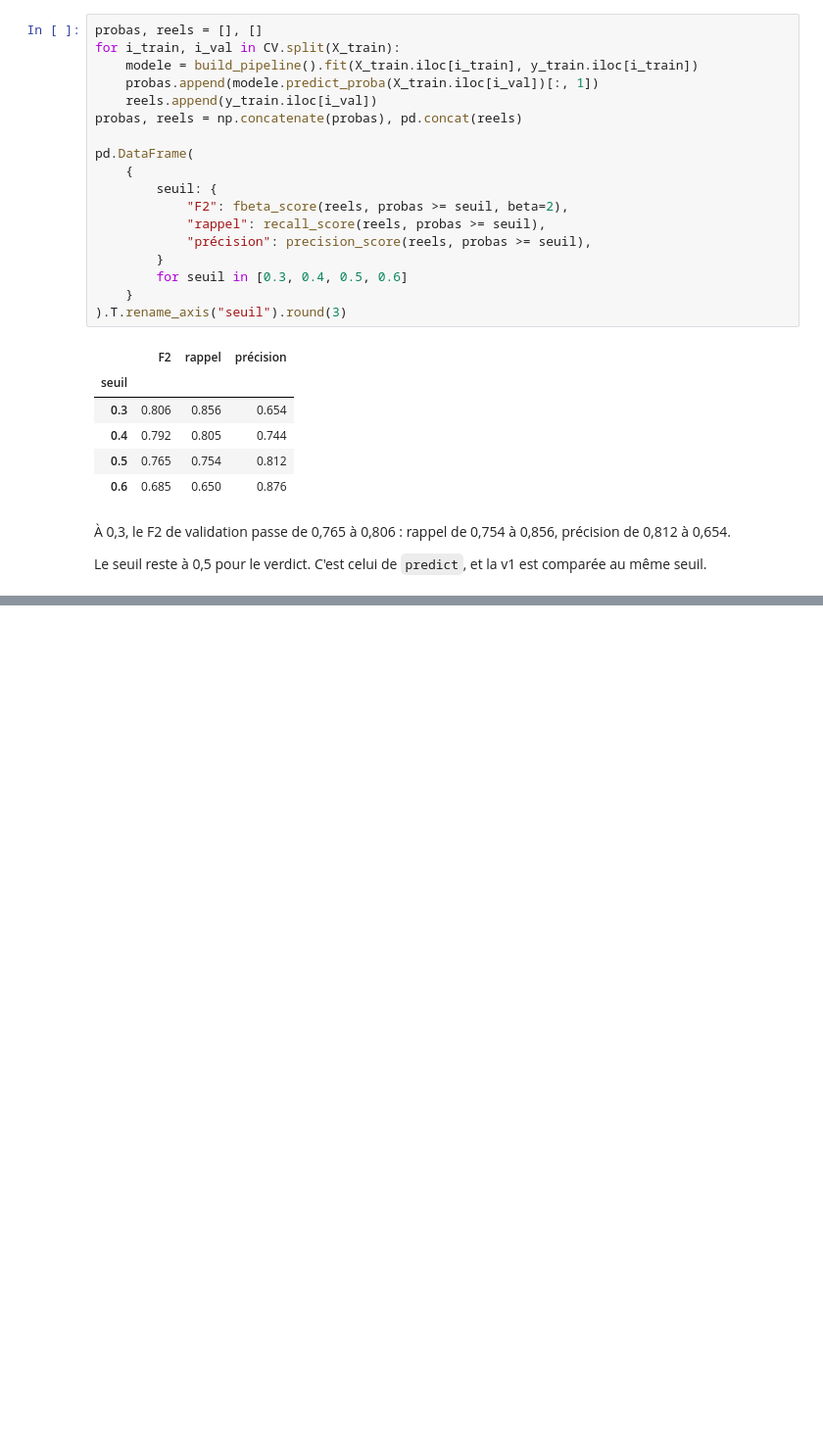
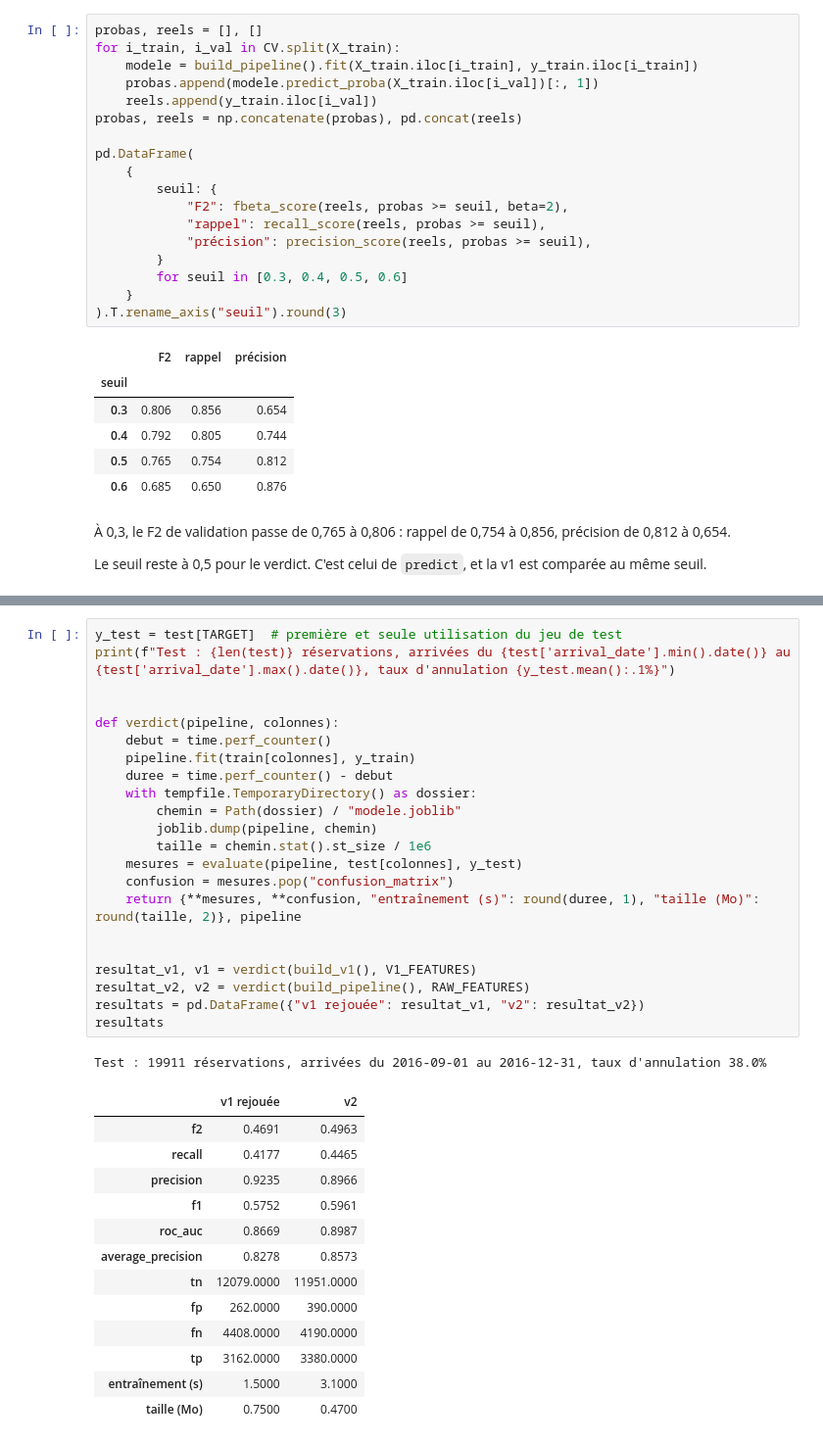
Before and after one commit to sojenorg/M1-B1-annulation-v2-wassim, a Jupyter notebook: notebooks/02_modelisation.ipynb, the cells around one changed output, grey strips where cells are left out. Shown at 98% size. Cells and saved outputs as stored; diff of their text form; blank space fills up the shorter version.

```diff
--- a/notebooks/02_modelisation.ipynb
+++ b/notebooks/02_modelisation.ipynb
@@ -581,0 +595,37 @@ Le seuil reste à 0,5 pour le verdict. C'est celui de `predict`, et la v1 est co
+# %%
+y_test = test[TARGET]  # première et seule utilisation du jeu de test
+print(f"Test : {len(test)} réservations, arrivées du {test['arrival_date'].min().date()} au {test['arrival_date'].max().date()}, taux d'annulation {y_test.mean():.1%}")
+
+
+def verdict(pipeline, colonnes):
+    debut = time.perf_counter()
+    pipeline.fit(train[colonnes], y_train)
+    duree = time.perf_counter() - debut
+    with tempfile.TemporaryDirectory() as dossier:
+        chemin = Path(dossier) / "modele.joblib"
+        joblib.dump(pipeline, chemin)
+        taille = chemin.stat().st_size / 1e6
+    mesures = evaluate(pipeline, test[colonnes], y_test)
+    confusion = mesures.pop("confusion_matrix")
+    return {**mesures, **confusion, "entraînement (s)": round(duree, 1), "taille (Mo)": round(taille, 2)}, pipeline
+
+
+resultat_v1, v1 = verdict(build_v1(), V1_FEATURES)
+resultat_v2, v2 = verdict(build_pipeline(), RAW_FEATURES)
+resultats = pd.DataFrame({"v1 rejouée": resultat_v1, "v2": resultat_v2})
+resultats
+# %% [output]
+Test : 19911 réservations, arrivées du 2016-09-01 au 2016-12-31, taux d'annulation 38.0%
+|  | v1 rejouée | v2 |
+| f2 | 0.4691 | 0.4963 |
+| recall | 0.4177 | 0.4465 |
+| precision | 0.9235 | 0.8966 |
+| f1 | 0.5752 | 0.5961 |
+| roc_auc | 0.8669 | 0.8987 |
+| average_precision | 0.8278 | 0.8573 |
+| tn | 12079.0000 | 11951.0000 |
+| fp | 262.0000 | 390.0000 |
+| fn | 4408.0000 | 4190.0000 |
+| tp | 3162.0000 | 3380.0000 |
+| entraînement (s) | 1.5000 | 3.1000 |
+| taille (Mo) | 0.7500 | 0.4700 |
```
Also changed, not shown: parts of 8 cells of this notebook.
